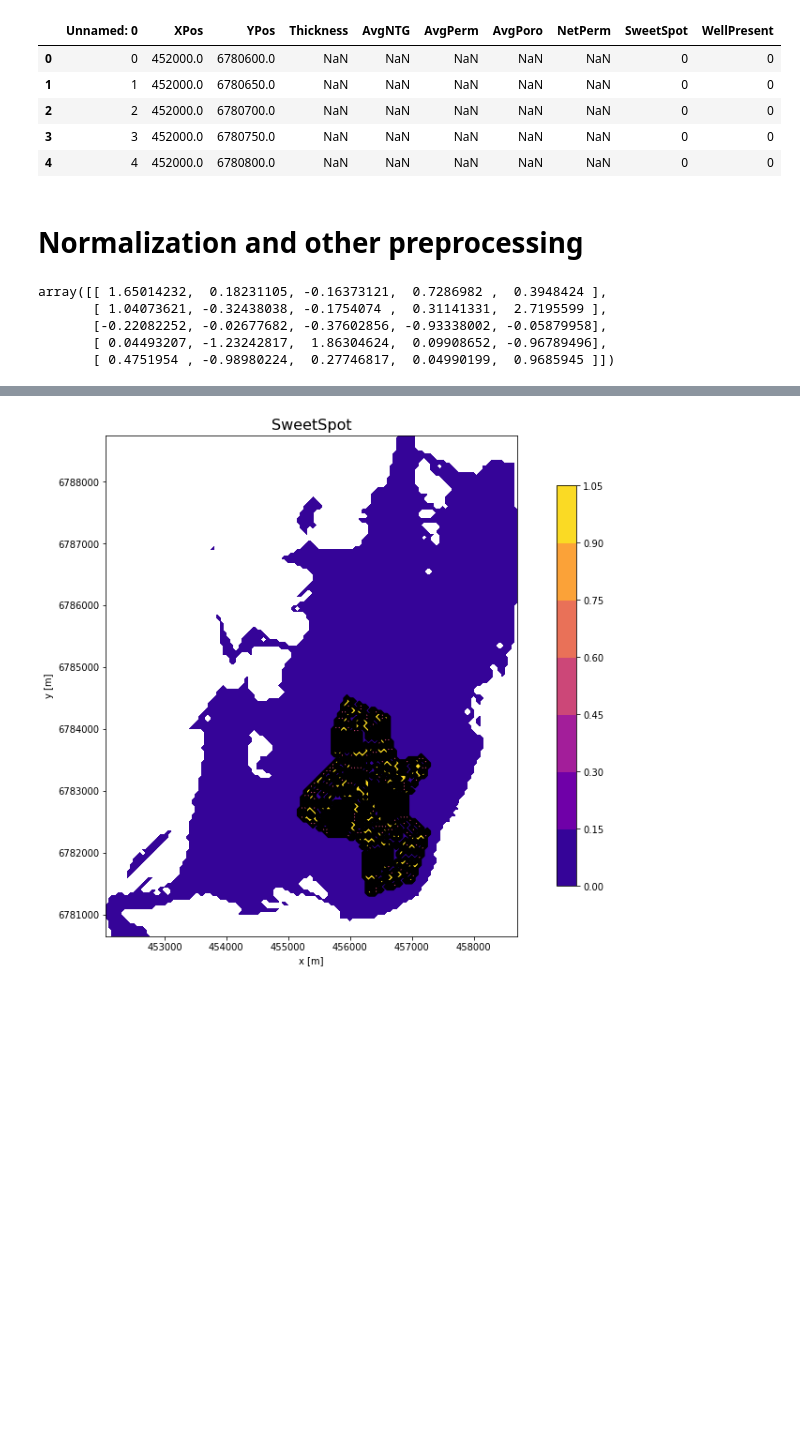
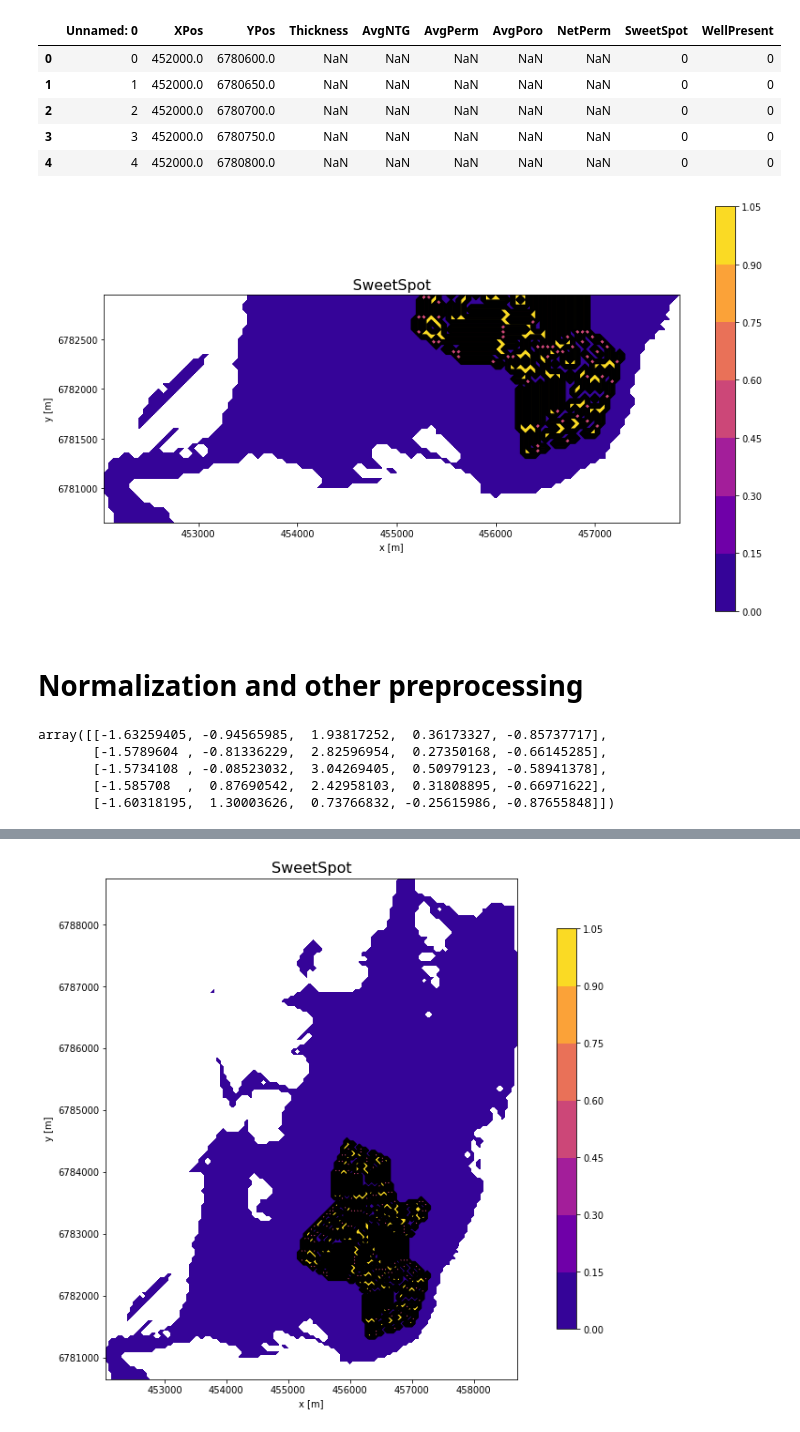
Before and after one commit to Nozziel/OGA2018_SweetSpotPrediction, a Jupyter notebook: Notebooks/03 Exploration of models.ipynb, the cells around one changed output, grey strips where cells are left out. Drawn from its saved outputs; the diff is of its cells as text; code cells hidden in the pictures; blank space fills up the shorter version.

```diff
--- a/Notebooks/03 Exploration of models.ipynb
+++ b/Notebooks/03 Exploration of models.ipynb
@@ -41,5 +41,14 @@ lable_swt = 'SweetSpot'
 # %%
 df.dropna(inplace=True)
 # %%
-X_train, X_, y_train, y_ = train_test_split(df[features], df[label_clf], test_size=0.33, random_state=42)
-X_val, X_test, y_val, y_test = train_test_split(X_, y_, test_size=0.50, random_state=42)
+#X_train, X_, y_train, y_ = train_test_split(df[features], df[label_clf], test_size=0.33, random_state=42)
+#X_val, X_test, y_val, y_test = train_test_split(X_, y_, test_size=0.50, random_state=42)
+
+horizontalBoundary = 6783000
+
+df1 = df.loc[df['YPos'] < horizontalBoundary]
+df2 = df.loc[df['YPos'] >= horizontalBoundary]
+
+ssp.plot_map(df1, 'SweetSpot')
+# %% [output]
+[figure, added]
@@ -48,15 +71,15 @@ X_val, X_test, y_val, y_test = train_test_split(X_, y_, test_size=0.50, random_s
 # %%
 preprocessing = StandardScaler()
 X_train = preprocessing.fit_transform(X_train)
-X_test = preprocessing.transform(X_test)
+#X_test = preprocessing.transform(X_test)
 X_val = preprocessing.transform(X_val)
 X_train[:5]
 # %% [output]
-array([[ 1.65014232,  0.18231105, -0.16373121,  0.7286982 ,  0.3948424 ],
-       [ 1.04073621, -0.32438038, -0.1754074 ,  0.31141331,  2.7195599 ],
-       [-0.22082252, -0.02677682, -0.37602856, -0.93338002, -0.05879958],
-       [ 0.04493207, -1.23242817,  1.86304624,  0.09908652, -0.96789496],
-       [ 0.4751954 , -0.98980224,  0.27746817,  0.04990199,  0.9685945 ]])
+array([[-1.63259405, -0.94565985,  1.93817252,  0.36173327, -0.85737717],
+       [-1.5789604 , -0.81336229,  2.82596954,  0.27350168, -0.66145285],
+       [-1.5734108 , -0.08523032,  3.04269405,  0.50979123, -0.58941378],
+       [-1.585708  ,  0.87690542,  2.42958103,  0.31808895, -0.66971622],
+       [-1.60318195,  1.30003626,  0.73766832, -0.25615986, -0.87655848]])
 # %%
 from sklearn.metrics import accuracy_score, log_loss
 from sklearn.neighbors import KNeighborsClassifier
```
Also changed, not shown: parts of 6 cells of this notebook.
